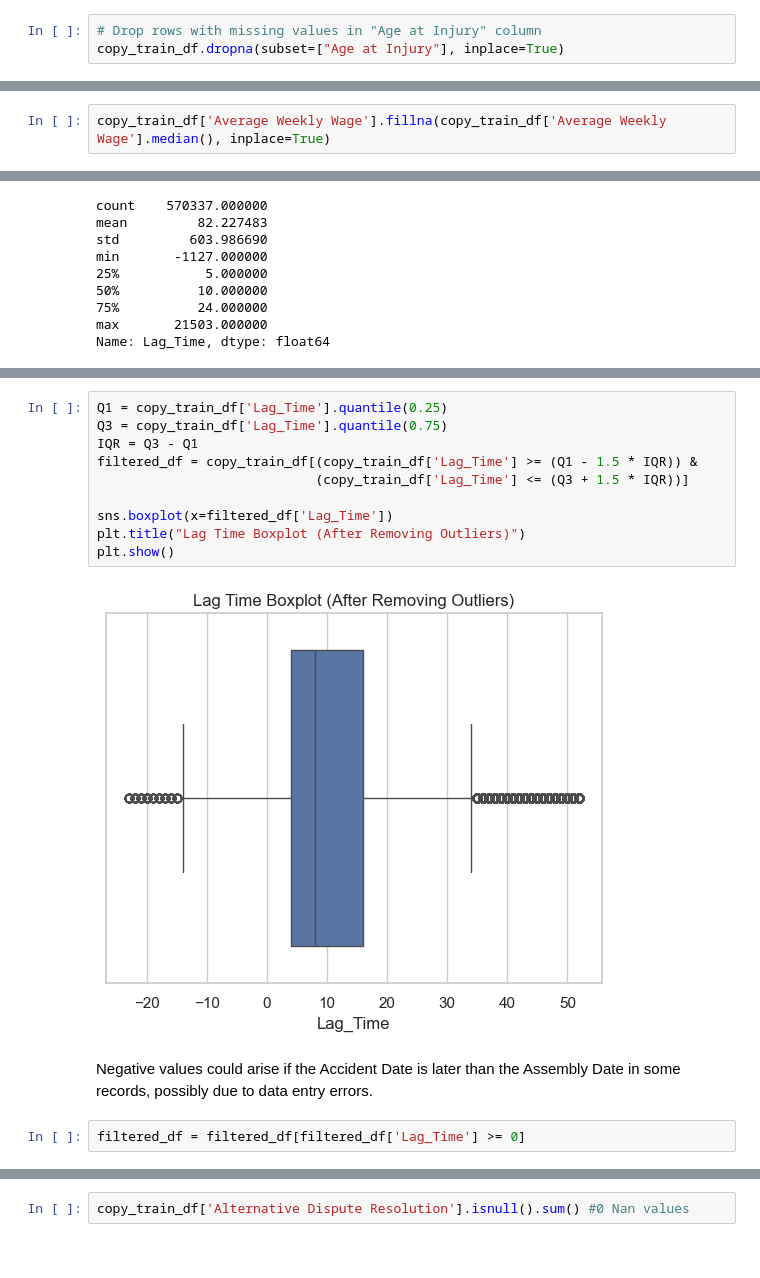
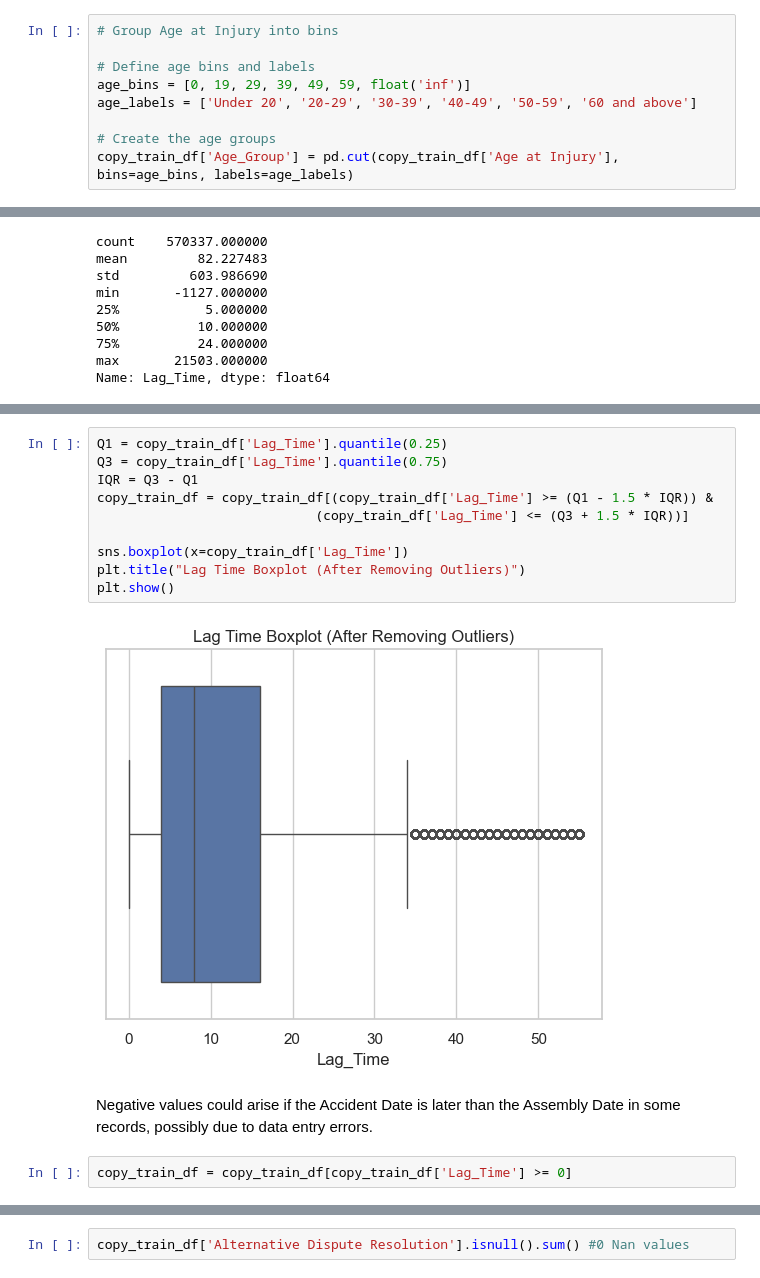
Before and after one commit to LenaHermann/ML_Project_Group52, a Jupyter notebook: alex_EDA.ipynb, the cells around one changed output, grey strips where cells are left out. Saved outputs shown, nothing was run; the diff lists cells and outputs as text.

```diff
--- a/alex_EDA.ipynb
+++ b/alex_EDA.ipynb
@@ -395,6 +337,12 @@ copy_train_df["Age at Injury"].isnull().sum()
 # We have 19445 missing values in Age at Injury
 # %% [output]
 19445
-# %%
-# Drop rows with missing values in "Age at Injury" column
-copy_train_df.dropna(subset=["Age at Injury"], inplace=True)
+# %%
+# Group Age at Injury into bins
+
+# Define age bins and labels
+age_bins = [0, 19, 29, 39, 49, 59, float('inf')]
+age_labels = ['Under 20', '20-29', '30-39', '40-49', '50-59', '60 and above']
+
+# Create the age groups
+copy_train_df['Age_Group'] = pd.cut(copy_train_df['Age at Injury'], bins=age_bins, labels=age_labels)
@@ -423,2 +402,0 @@ copy_train_df['Average Weekly Wage'].isnull().sum()
-# %%
-copy_train_df['Average Weekly Wage'].fillna(copy_train_df['Average Weekly Wage'].median(), inplace=True)
@@ -552,17 +647,17 @@ copy_train_df['Lag_Time'].plot.box(title='Lag Time Boxplot')
 # %%
 Q1 = copy_train_df['Lag_Time'].quantile(0.25)
 Q3 = copy_train_df['Lag_Time'].quantile(0.75)
 IQR = Q3 - Q1
-filtered_df = copy_train_df[(copy_train_df['Lag_Time'] >= (Q1 - 1.5 * IQR)) &
+copy_train_df = copy_train_df[(copy_train_df['Lag_Time'] >= (Q1 - 1.5 * IQR)) &
                             (copy_train_df['Lag_Time'] <= (Q3 + 1.5 * IQR))]
 
-sns.boxplot(x=filtered_df['Lag_Time'])
+sns.boxplot(x=copy_train_df['Lag_Time'])
 plt.title("Lag Time Boxplot (After Removing Outliers)")
 plt.show()
 # %% [output]
-[figure, old version]
+[figure, new version]
 # %% [markdown]
 Negative values could arise if the Accident Date is later than the Assembly Date in some records, possibly due to data entry errors.
 # %%
-filtered_df = filtered_df[filtered_df['Lag_Time'] >= 0]
+copy_train_df = copy_train_df[copy_train_df['Lag_Time'] >= 0]
 # %%
```
Also changed, not shown: parts of 42 cells of this notebook, 1 other file.
